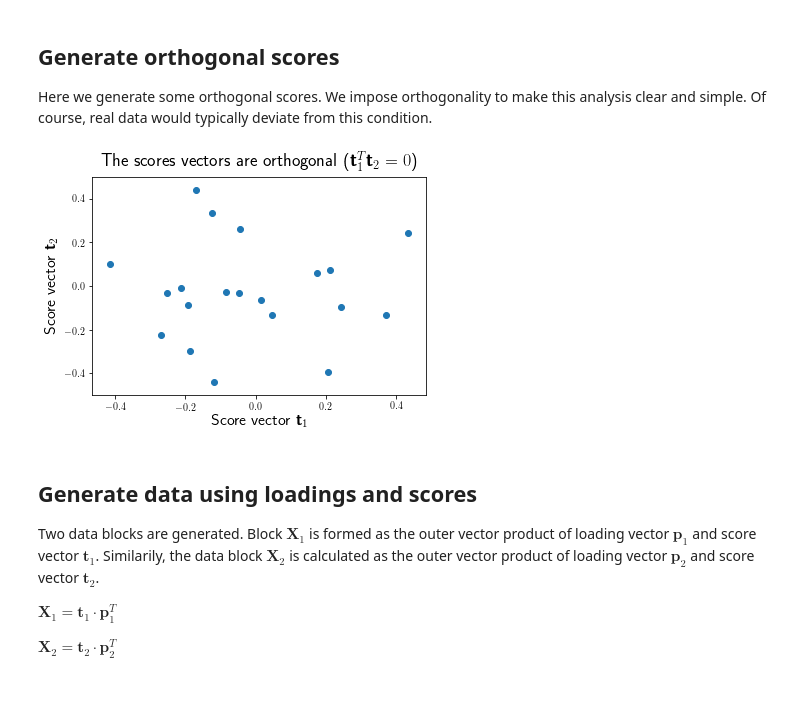
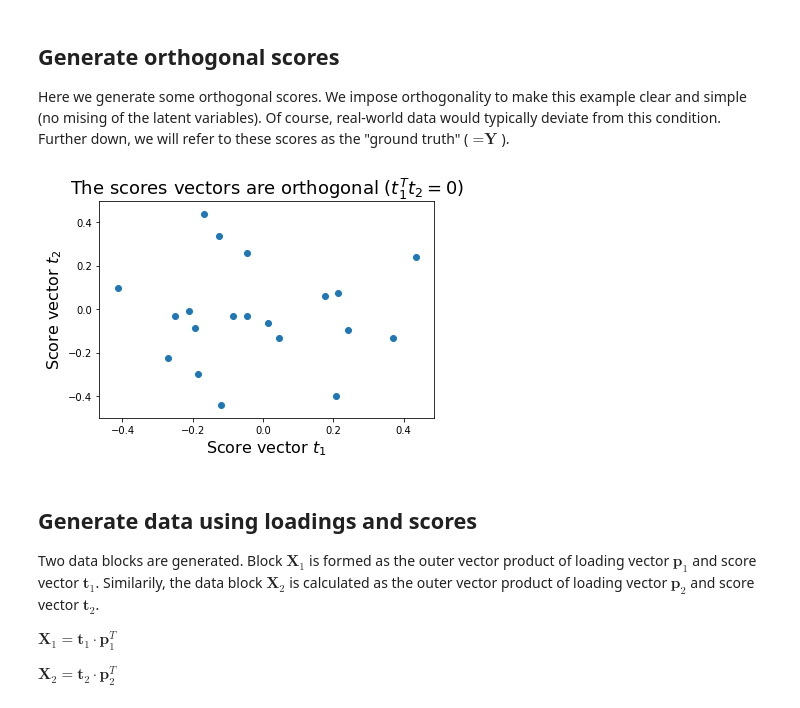
Before and after one commit to DTUComputeStatisticsAndDataAnalysis/MBPLS, a Jupyter notebook: examples/introduction/MBPLS_introduction.ipynb, the cells around one changed output. Saved outputs shown, nothing was run; the diff lists cells and outputs as text; code cells hidden in the pictures.

```diff
--- a/examples/introduction/MBPLS_introduction.ipynb
+++ b/examples/introduction/MBPLS_introduction.ipynb
@@ -15,9 +17,6 @@ num_vars_x1 = 25
 num_vars_x2 = 45
 noise = 0      # add noise between 0..10
 # %%
-import matplotlib
-matplotlib.rc('text', usetex=True)
-matplotlib.rcParams['text.latex.preamble']=[r"\usepackage{amsmath}"]
 from matplotlib import pyplot as plt
 import numpy as np
 from scipy.stats import ortho_group
@@ -43,18 +40,18 @@ ax[1].set_xlabel('feature', fontsize=16);
 # %% [markdown]
 ## Generate orthogonal scores
-Here we generate some orthogonal scores. We impose orthogonality to make this analysis clear and simple. Of course, real data would typically deviate from this condition.
+Here we generate some orthogonal scores. We impose orthogonality to make this example clear and simple (no mising of the latent variables). Of course, real-world data would typically deviate from this condition. Further down, we will refer to these scores as the "ground truth" ($=\textbf{Y}$).
 # %%
 t = ortho_group.rvs(num_samples, random_state=rand_seed)[:, 0:2]
 t1 = t[:,0:1]
 t2 = t[:,1:2]
 
 plt.figure()
 plt.scatter(t1, t2)
-plt.xlabel(r'Score vector $\textbf{t}_1$', size=16)
-plt.ylabel(r'Score vector $\textbf{t}_2$', size=16)
-plt.title(r'The scores vectors are orthogonal ($\textbf{t}_1^T\textbf{t}_2 = 0$)', fontsize=18);
+plt.xlabel('Score vector $t_1$', size=16)
+plt.ylabel('Score vector $t_2$', size=16)
+plt.title('The scores vectors are orthogonal ($t_1^Tt_2 = 0$)', fontsize=18);
 # %% [output]
-[figure, old version]
+[figure, new version]
 # %% [markdown]
 ## Generate data using loadings and scores
 Two data blocks are generated. Block $\textbf{X}_1$ is formed as the outer vector product of loading vector $\textbf{p}_1$ and score vector $\textbf{t}_1$. Similarily, the data block $\textbf{X}_2$ is calculated as the outer vector product of loading vector $\textbf{p}_2$ and score vector $\textbf{t}_2$.
```
Also changed, not shown: parts of 16 cells of this notebook, 3 other files.
